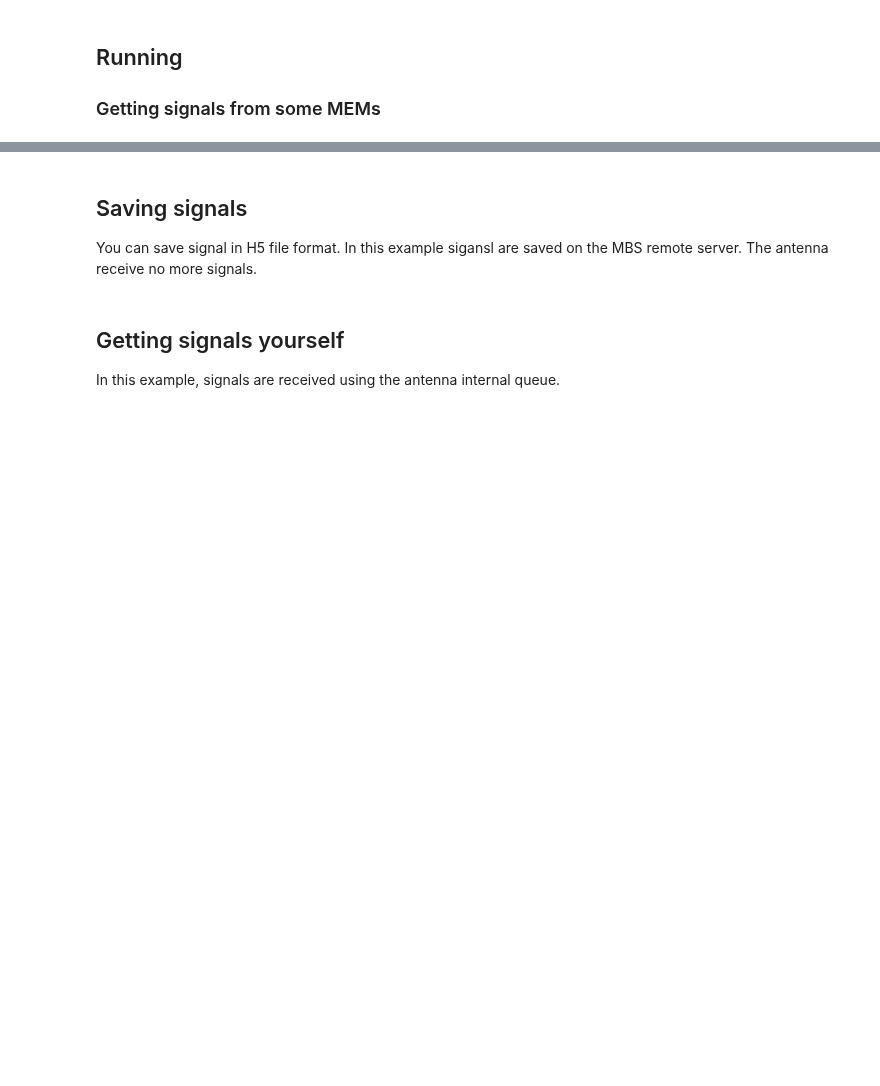
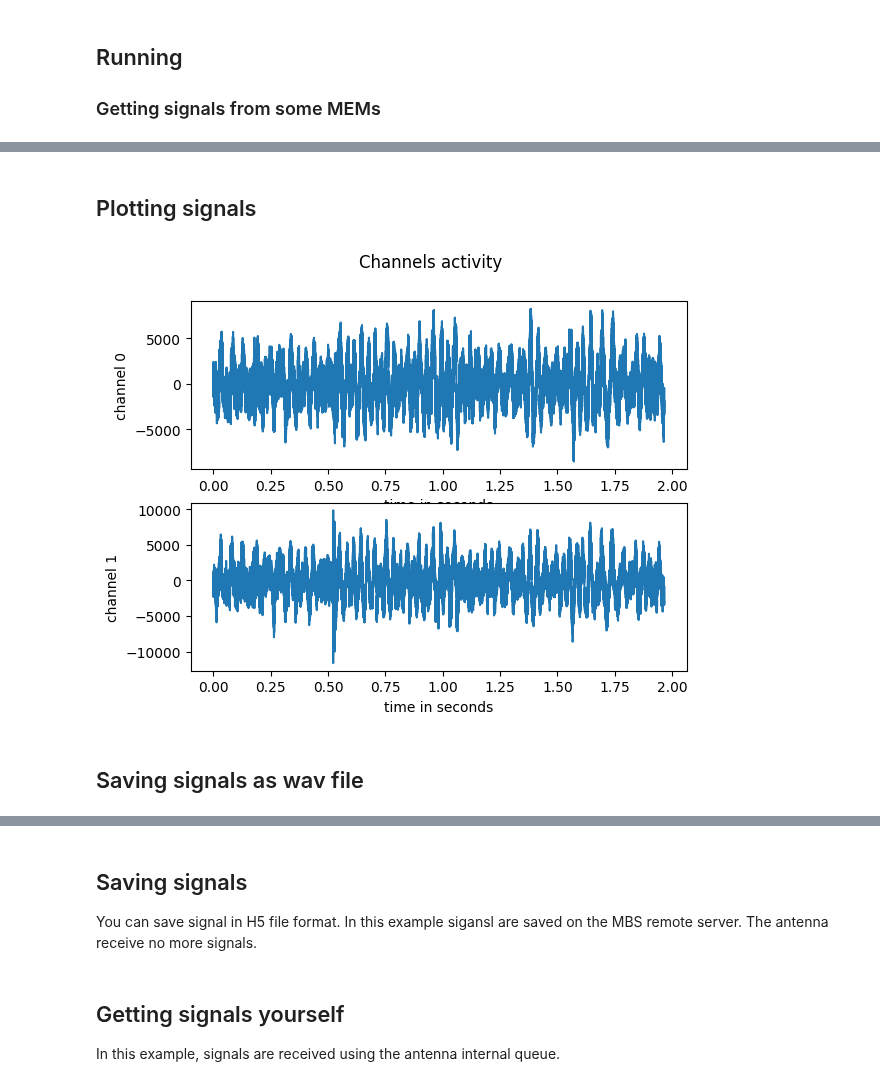
Before and after one commit to bimea/megamicros, a Jupyter notebook: notebooks/getstarted_MemsArrayWS.ipynb, the cells around one changed output, grey strips where cells are left out. Saved outputs shown, nothing was run; the diff lists cells and outputs as text; code cells hidden in the pictures; blank space fills up the shorter version.

```diff
--- a/notebooks/getstarted_MemsArrayWS.ipynb
+++ b/notebooks/getstarted_MemsArrayWS.ipynb
@@ -37,7 +41,6 @@ except Exception as e:
 ### Getting signals from some MEMs
 # %%
 # 2 seconds run, getting signals from MEMs 1 and 2
-
 antenna.run(
     mems = [1, 2],
     duration=2,
@@ -45,9 +48,13 @@ antenna.run(
     signal_q_size = 0,
 )
 
-for i, data in enumerate( antenna ):
-    print( f"[{i}]" )
-print( f"exit from loop at i={i}" )
+# Init a np.ndarray
+signals = np.ndarray( (0, antenna.channels_number ) )
+
+# Get signals
+for data in antenna:
+    signals = np.concatenate( ( signals, data ), axis=0 )
 
 # waiting for the end of the running thread is mandatory
 antenna.wait()
+print( f"exit from loop. Signal shape is: {np.shape( signals )}" )
@@ -53,0 +78,16 @@ antenna.wait()
+# %% [markdown]
+## Plotting signals
+# %%
+# plot signals
+time = np.array( range( np.size(signals,0) ) )/antenna.sampling_frequency
+fig, axs = plt.subplots( antenna.channels_number )
+fig.suptitle('Channels activity')
+for s in range( antenna.channels_number ):
+    axs[s].plot( time, signals[:,s] )
+    axs[s].set( xlabel='time in seconds', ylabel='channel %d' % s )
+
+plt.show()
+# %% [output]
+[figure, added]
+# %% [markdown]
+## Saving signals as wav file
```
Also changed, not shown: parts of 3 cells of this notebook, 5 other files.
